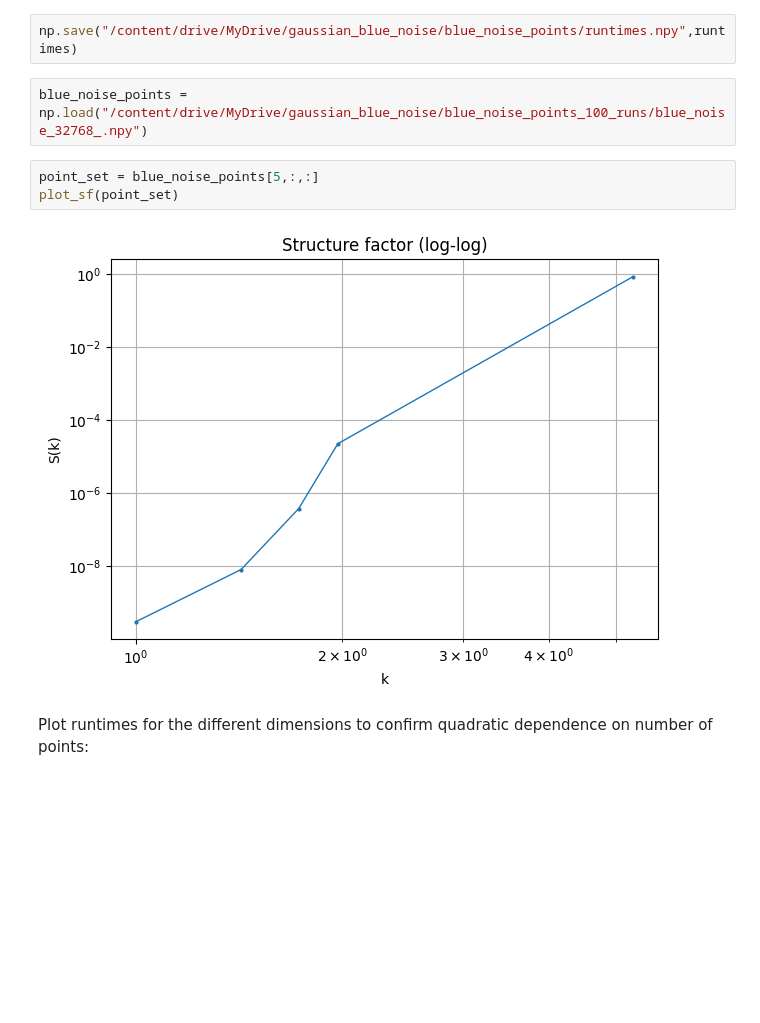
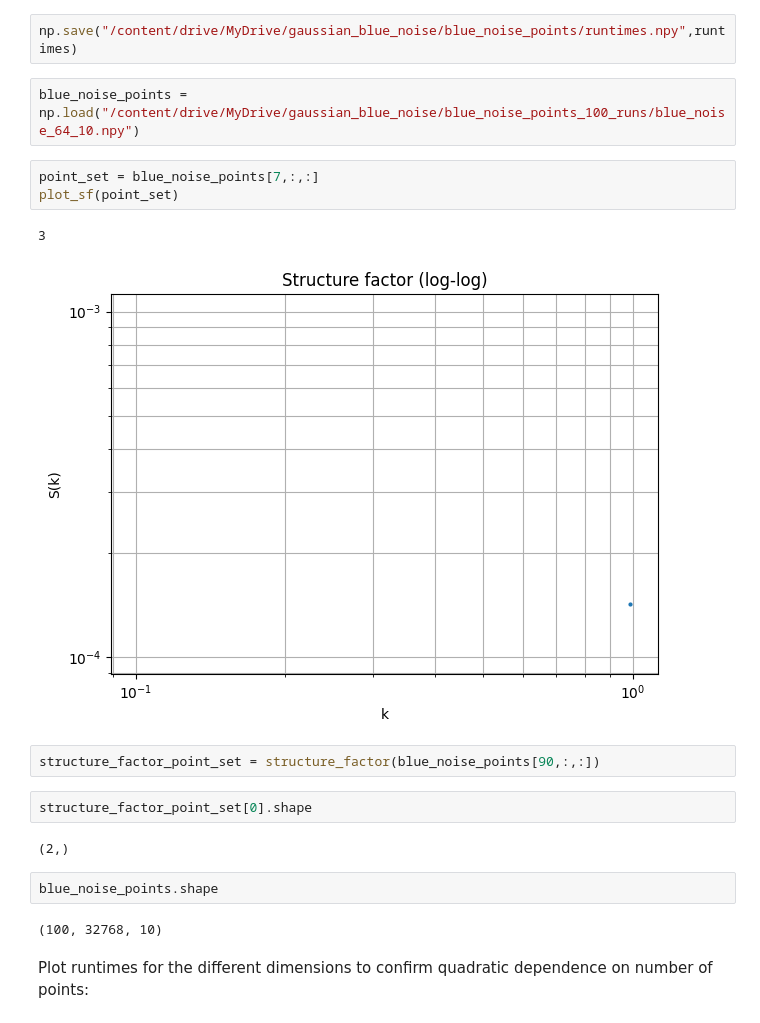
Before and after one commit to Gautam-Chauhan/MSc-Thesis, a Jupyter notebook: brute_force_gaussian_blue_noise.ipynb, the cells around one changed output. Saved outputs shown, nothing was run; the diff lists cells and outputs as text; blank space fills up the shorter version.

```diff
--- a/brute_force_gaussian_blue_noise.ipynb
+++ b/brute_force_gaussian_blue_noise.ipynb
@@ -733,12 +820,23 @@ Done size 32768 and dimension 9
 # %%
 np.save("/content/drive/MyDrive/gaussian_blue_noise/blue_noise_points/runtimes.npy",runtimes)
 # %%
-blue_noise_points = np.load("/content/drive/MyDrive/gaussian_blue_noise/blue_noise_points_100_runs/blue_noise_32768_.npy")
+blue_noise_points = np.load("/content/drive/MyDrive/gaussian_blue_noise/blue_noise_points_100_runs/blue_noise_64_10.npy")
 # %%
-point_set = blue_noise_points[5,:,:]
+point_set = blue_noise_points[7,:,:]
 plot_sf(point_set)
 # %% [output]
+3
-[figure, old version]
+[figure, new version]
+# %%
+structure_factor_point_set = structure_factor(blue_noise_points[90,:,:])
+# %%
+structure_factor_point_set[0].shape
+# %% [output]
+(2,)
+# %%
+blue_noise_points.shape
+# %% [output]
+(100, 32768, 10)
 # %% [markdown]
 Plot runtimes for the different dimensions to confirm quadratic dependence on number of points:
 # %%
```
Also changed, not shown: parts of 13 cells of this notebook.
